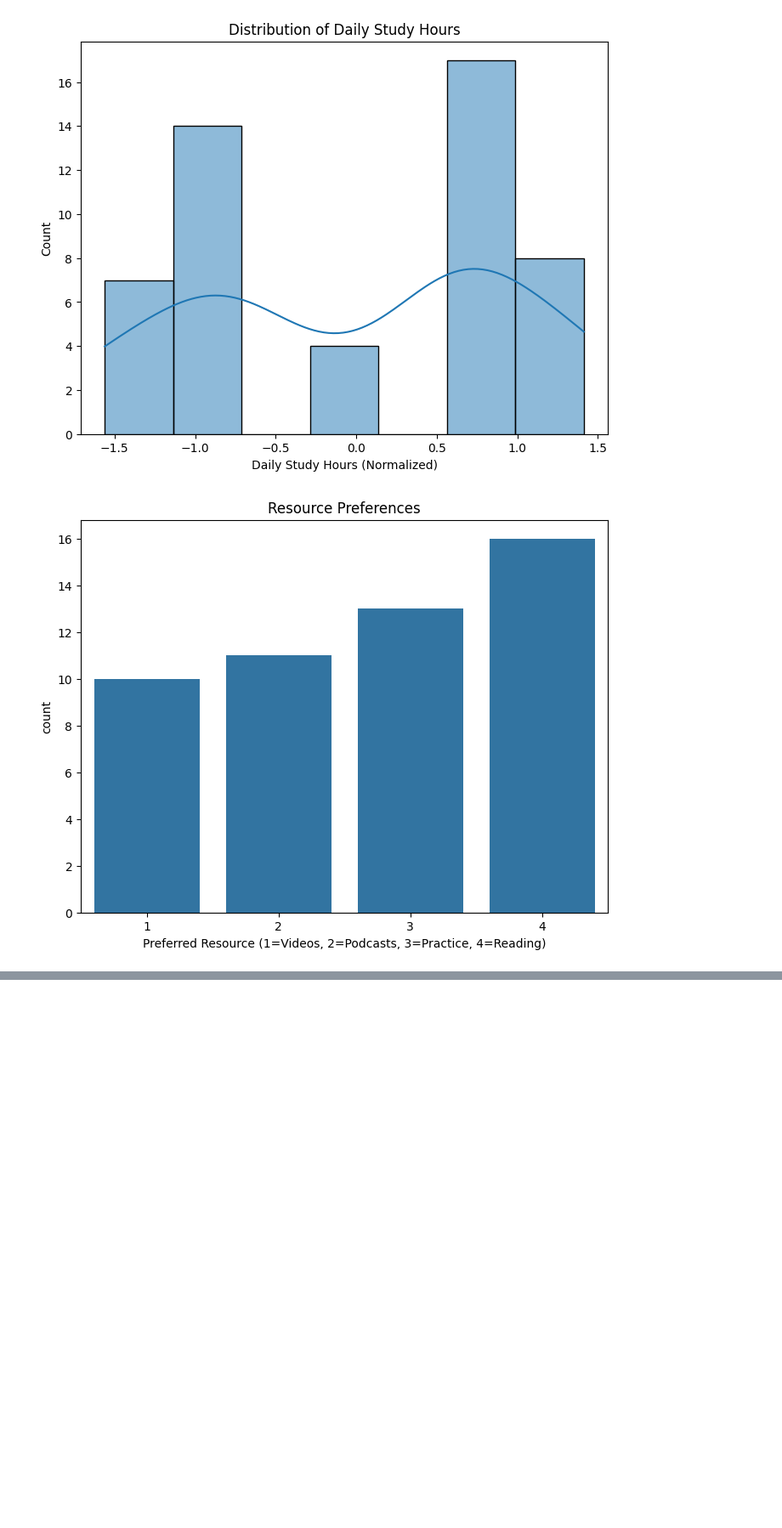
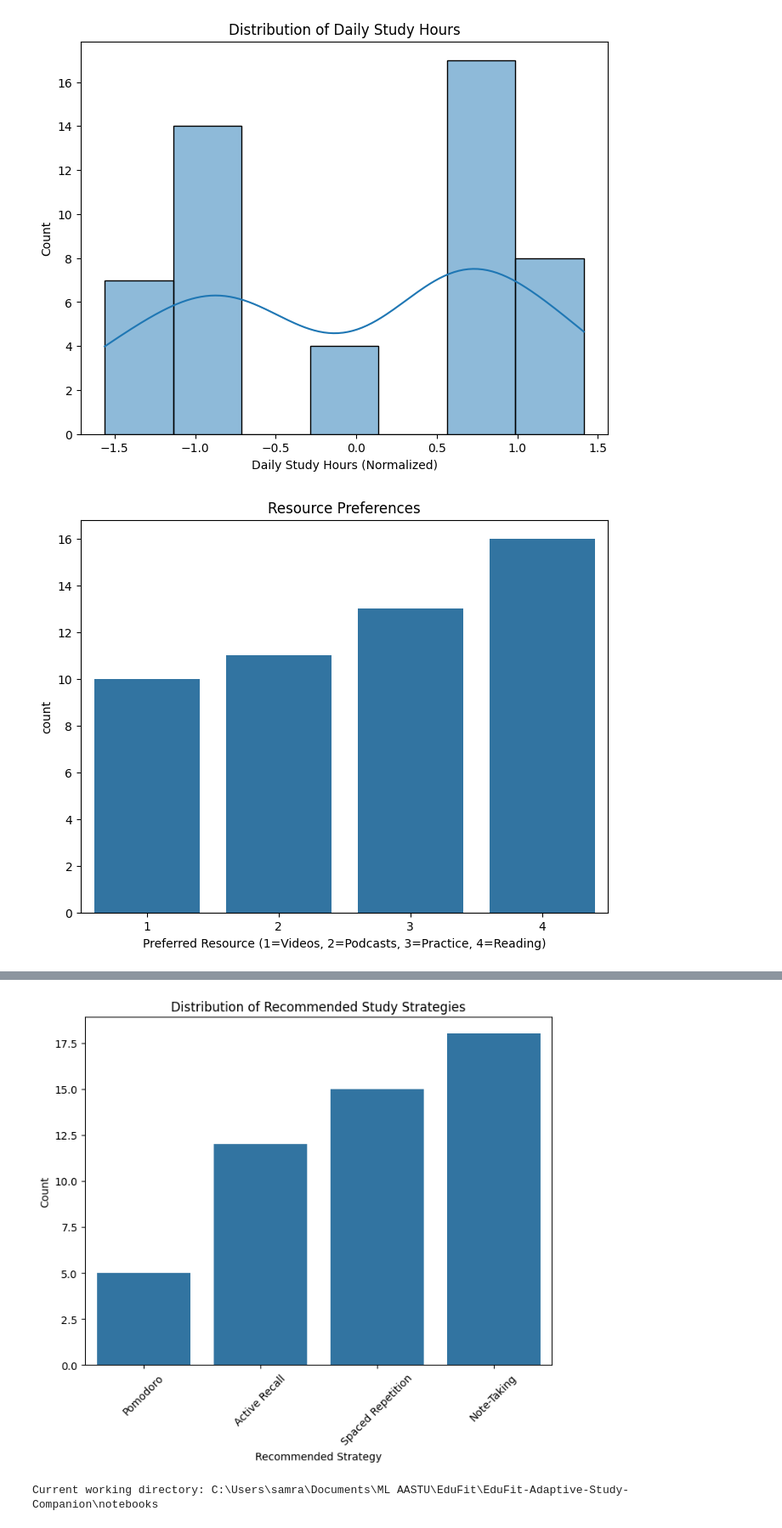
Before and after one commit to Samrawitgebremaryam/EduFit-Adaptive-Study-Companion, a Jupyter notebook: notebooks/EduFit_Model.ipynb, the cells around one changed output, grey strips where cells are left out. Shown at 85% size. Drawn from its saved outputs; the diff is of its cells as text; code cells hidden in the pictures; blank space fills up the shorter version.

```diff
--- a/notebooks/EduFit_Model.ipynb
+++ b/notebooks/EduFit_Model.ipynb
@@ -244,38 +408,34 @@ Spaced Repetition       0.75      0.75      0.75         4
 # %%
+# Generation of study plan
 import pandas as pd
 import seaborn as sns
 import matplotlib.pyplot as plt
-import requests
-import urllib.parse
 import numpy as np
 
 # Load data
-data = pd.read_csv('../data/processed/data_with_strategies.csv')
+try:
+    data = pd.read_csv('../data/processed/data_with_strategies.csv')
+except FileNotFoundError:
+    print("Error: data_with_strategies.csv not found. Please ensure Step 5 is complete.")
+    raise
 
 # Simulate user study topics
 study_topics = ['calculus', 'physics', 'machine learning', 'biology', 'history']
-np.random.seed(42)  # For reproducibility
+np.random.seed(42)
 data['study_topic'] = np.random.choice(study_topics, size=len(data))
 
-# Define resource fetching function
+# Define resource fetching function (curated links only)
 def fetch_resources(learning_style, topic):
     if learning_style == 'Reading':
-        # Wikipedia API
-        try:
-            query = urllib.parse.quote(topic)
-            url = f"https://en.wikipedia.org/w/api.php?action=query&list=search&srsearch={query}&format=json"
-            response = requests.get(url)
-            response.raise_for_status()
-            results = response.json()['query']['search']
-            if results:
-                title = results[0]['title']
-                link = f"https://en.wikipedia.org/wiki/{urllib.parse.quote(title)}"
-                return f"Wikipedia: {title} ({link})"
-            return "Wikipedia: No article found"
-        except Exception as e:
-            return f"Wikipedia: Error fetching article ({str(e)})"
+        topic_map = {
+            'calculus': "BetterExplained: Calculus (https://betterexplained.com/articles/a-gentle-introduction-to-calculus/)",
+            'physics': "Scientific American: Physics (https://www.scientificamerican.com/physics/)",
+            'machine learning': "Medium: ML Basics (https://medium.com/topic/machine-learning)",
+            'biology': "Nature: Biology (https://www.nature.com/subjects/biology)",
+            'history': "History.com: Topics (https://www.history.com/topics)"
+        }
+        return topic_map.get(topic.lower(), "SparkNotes: General (https://www.sparknotes.com)")
     elif learning_style == 'Visual':
-        # Curated video links
         topic_map = {
             'calculus': "Khan Academy: Calculus (https://www.khanacademy.org/math/calculus-1)",
             'physics': "CrashCourse: Physics (https://www.youtube.com/playlist?list=PL8dPuuaLjXtN0ge7yDk_UA0ldZJdhwkoV)",
@@ -283,9 +443,8 @@ def fetch_resources(learning_style, topic):
             'biology': "Bozeman Science: Biology (https://www.youtube.com/user/bozemanscience)",
             'history': "CrashCourse: World History (https://www.youtube.com/playlist?list=PLBDA2E52FB1EF80C9)"
         }
-        return topic_map.get(topic, "Khan Academy: General (https://www.khanacademy.org)")
+        return topic_map.get(topic.lower(), "Khan Academy: General (https://www.khanacademy.org)")
     elif learning_style == 'Auditory':
-        # Curated podcast links
         topic_map = {
             'calculus': "The Math Factor: Math Topics (http://mathfactor.uark.edu)",
             'physics': "StarTalk Radio: Physics (https://www.startalkradio.net)",
@@ -293,9 +452,8 @@ def fetch_resources(learning_style, topic):
             'biology': "This Week in Science: Biology (https://www.twis.org)",
             'history': "History Extra: World History (https://www.historyextra.com/podcasts)"
         }
-        return topic_map.get(topic, "BBC Learning: General (https://www.bbc.co.uk/programmes/p02nrsln)")
+        return topic_map.get(topic.lower(), "BBC Learning: General (https://www.bbc.co.uk/programmes/p02nrsln)")
     elif learning_style == 'Kinesthetic':
-        # Curated simulation links
         topic_map = {
             'calculus': "GeoGebra: Calculus (https://www.geogebra.org/calculus)",
             'physics': "PhET: Physics Simulations (https://phet.colorado.edu/en/simulations/category/physics)",
@@ -303,35 +461,46 @@ def fetch_resources(learning_style, topic):
             'biology': "PhET: Biology Simulations (https://phet.colorado.edu/en/simulations/category/biology)",
             'history': "Smithsonian Learning Lab: History (https://learninglab.si.edu)"
         }
-        return topic_map.get(topic, "PhET: General (https://phet.colorado.edu)")
+        return topic_map.get(topic.lower(), "PhET: General (https://phet.colorado.edu)")
     return "No resources available"
 
-# Define advice mapping
+# Generate resources and advice
+print("Generating study plans...")
+data['resources'] = data.apply(lambda row: fetch_resources(row['learning_style_name'], row['study_topic']), axis=1)
+
 advice_map = {
     'Pomodoro': 'Study in 25-minute sessions with 5-minute breaks. Use Focus Booster.',
     'Active Recall': 'Test yourself with flashcards. Try Anki (https://apps.ankiweb.net).',
     'Spaced Repetition': 'Review material at intervals. Use Quizlet (https://quizlet.com).',
     'Note-Taking': 'Use Cornell Notes. Summarize key points after sessions.'
 }
-
-# Generate resources and advice
-data['resources'] = data.apply(lambda row: fetch_resources(row['learning_style_name'], row['study_topic']), axis=1)
 data['advice'] = data['predicted_strategy_name'].map(advice_map)
 
 # Select columns
 study_plans = data[['learning_style_name', 'predicted_strategy_name', 'study_topic', 'resources', 'advice']]
 
 # Save
-study_plans.to_csv('../data/processed/final_study_plans.csv', index=False)
-print("Study plans saved to data/processed/final_study_plans.csv")
+try:
+    study_plans.to_csv('../data/processed/final_study_plans.csv', index=False)
+    print("Study plans saved to data/processed/final_study_plans.csv")
+except Exception as e:
+    print(f"Error saving study plans: {str(e)}")
+    raise
+
+# Display sample
 print(study_plans.head())
 
 # Strategy distribution plot
 plt.figure(figsize=(8, 6))
-sns.countplot(data=study_plans, x='predicted_strategy_name')
+sns.countplot(data=study_plans, x='predicted_strategy_name', order=['Pomodoro', 'Active Recall', 'Spaced Repetition', 'Note-Taking'])
 plt.title('Distribution of Recommended Study Strategies')
 plt.xlabel('Recommended Strategy')
 plt.ylabel('Count')
 plt.xticks(rotation=45)
-plt.savefig('../figures/strategy_distribution.png')
+try:
+    plt.savefig('../figures/strategy_distribution.png', bbox_inches='tight')
+    print("Strategy distribution plot saved to figures/strategy_distribution.png")
+except Exception as e:
+    print(f"Error saving plot: {str(e)}")
 plt.show()
+# %% [output]
@@ -337,0 +524,5 @@ plt.show()
+[figure, added]
+# %%
+print("Current working directory:", os.getcwd())
+# %% [output]
+Current working directory: C:\Users\samra\Documents\ML AASTU\EduFit\EduFit-Adaptive-Study-Companion\notebooks
```
Also changed, not shown: parts of 4 cells of this notebook, 15 other files.
